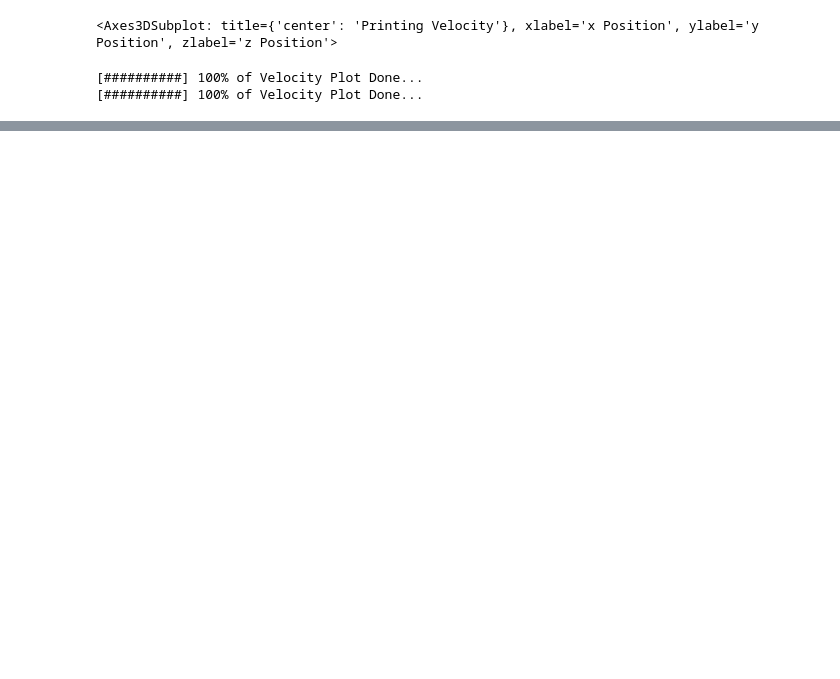
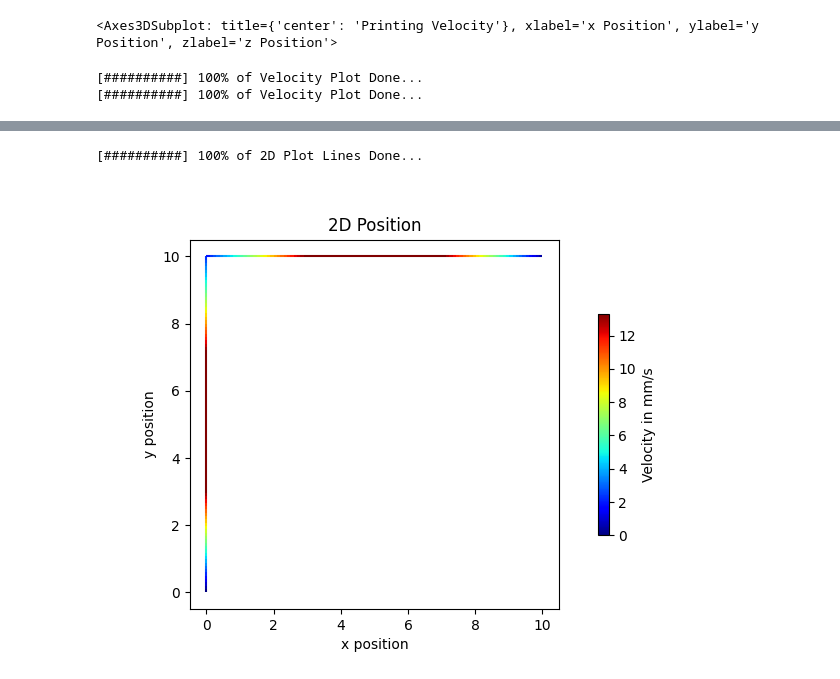
Before and after one commit to FAST-LB/pyGCodeDecode, a Jupyter notebook: example/printer_validation/pyGCD_Validation.ipynb, the cells around one changed output, grey strips where cells are left out. Cells and saved outputs as stored; diff of their text form; code cells hidden in the pictures; blank space fills up the shorter version.

Commit message:
implement more plot functionality

```diff
--- a/example/printer_validation/pyGCD_Validation.ipynb
+++ b/example/printer_validation/pyGCD_Validation.ipynb
@@ -81,0 +78,5 @@ for block in prusa.blocklist:
+# %%
+aniso.plot_2d_position(colvar="Velocity",colvar_spatial_resolution=0.1)
+# %% [output]
+[##########] 100% of 2D Plot Lines Done...
+[figure, added]
```
Also changed, not shown: parts of 4 cells of this notebook, 16 other files.
